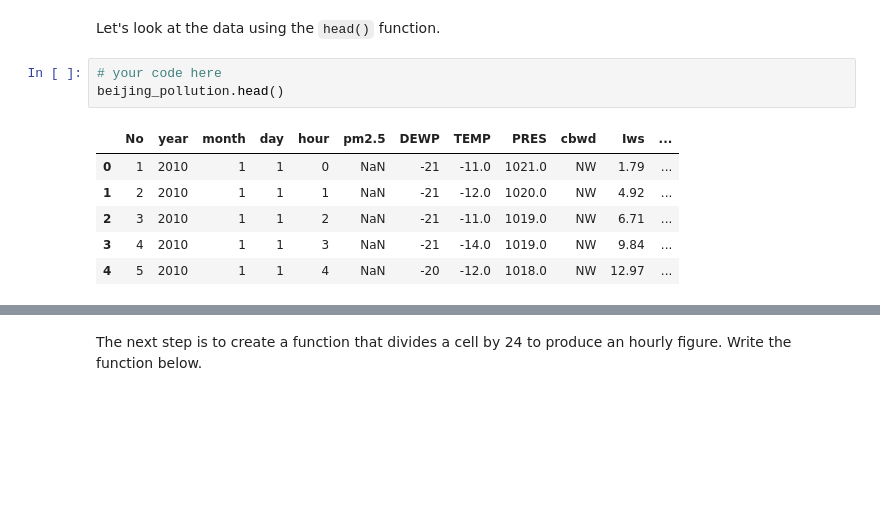
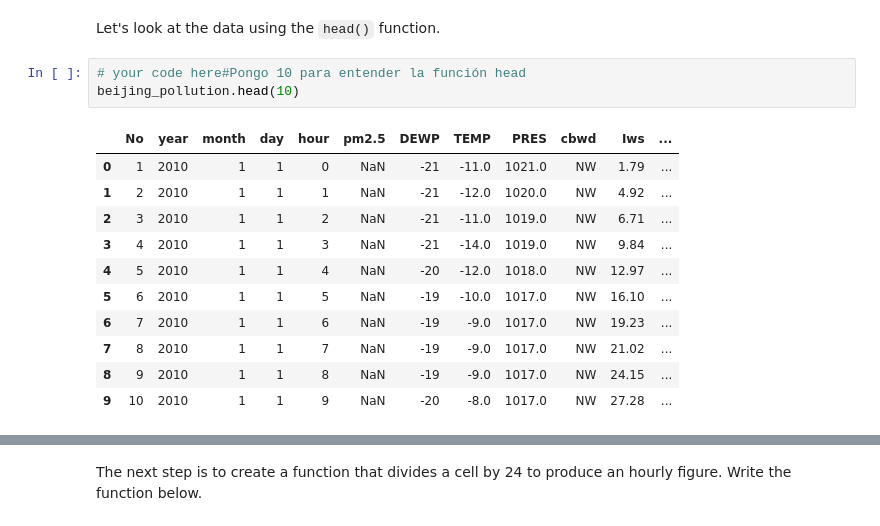
Before and after one commit to Fvperez1/dataptmad0522_labs, a Jupyter notebook: module-1/map-reduce-filter/your-code/map-redude-filter.ipynb, the cells around one changed output, grey strips where cells are left out. Drawn from its saved outputs; the diff is of its cells as text; blank space fills up the shorter version.

```diff
--- a/module-1/map-reduce-filter/your-code/map-redude-filter.ipynb
+++ b/module-1/map-reduce-filter/your-code/map-redude-filter.ipynb
@@ -255,12 +257,17 @@ beijing_pollution = pd.read_csv(file_beijing_pollution)
 # %% [markdown]
 Let's look at the data using the `head()` function.
 # %%
-# your code here
-beijing_pollution.head()
+# your code here#Pongo 10 para entender la función head
+beijing_pollution.head(10)
 # %% [output]
 |  | No | year | month | day | hour | pm2.5 | DEWP | TEMP | PRES | cbwd | Iws | ... |
 | 0 | 1 | 2010 | 1 | 1 | 0 | NaN | -21 | -11.0 | 1021.0 | NW | 1.79 | ... |
 | 1 | 2 | 2010 | 1 | 1 | 1 | NaN | -21 | -12.0 | 1020.0 | NW | 4.92 | ... |
 | 2 | 3 | 2010 | 1 | 1 | 2 | NaN | -21 | -11.0 | 1019.0 | NW | 6.71 | ... |
 | 3 | 4 | 2010 | 1 | 1 | 3 | NaN | -21 | -14.0 | 1019.0 | NW | 9.84 | ... |
 | 4 | 5 | 2010 | 1 | 1 | 4 | NaN | -20 | -12.0 | 1018.0 | NW | 12.97 | ... |
+| 5 | 6 | 2010 | 1 | 1 | 5 | NaN | -19 | -10.0 | 1017.0 | NW | 16.10 | ... |
+| 6 | 7 | 2010 | 1 | 1 | 6 | NaN | -19 | -9.0 | 1017.0 | NW | 19.23 | ... |
+| 7 | 8 | 2010 | 1 | 1 | 7 | NaN | -19 | -9.0 | 1017.0 | NW | 21.02 | ... |
+| 8 | 9 | 2010 | 1 | 1 | 8 | NaN | -19 | -9.0 | 1017.0 | NW | 24.15 | ... |
+| 9 | 10 | 2010 | 1 | 1 | 9 | NaN | -20 | -8.0 | 1017.0 | NW | 27.28 | ... |
```
Also changed, not shown: parts of 5 cells of this notebook.
